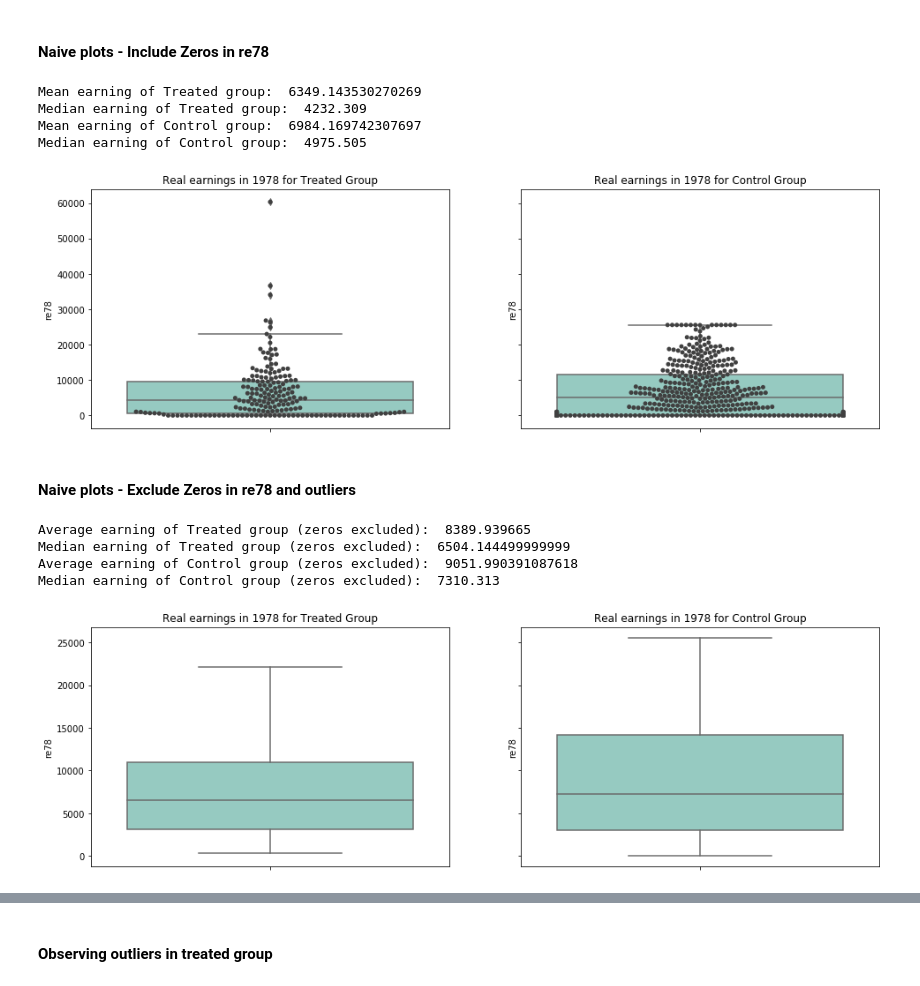
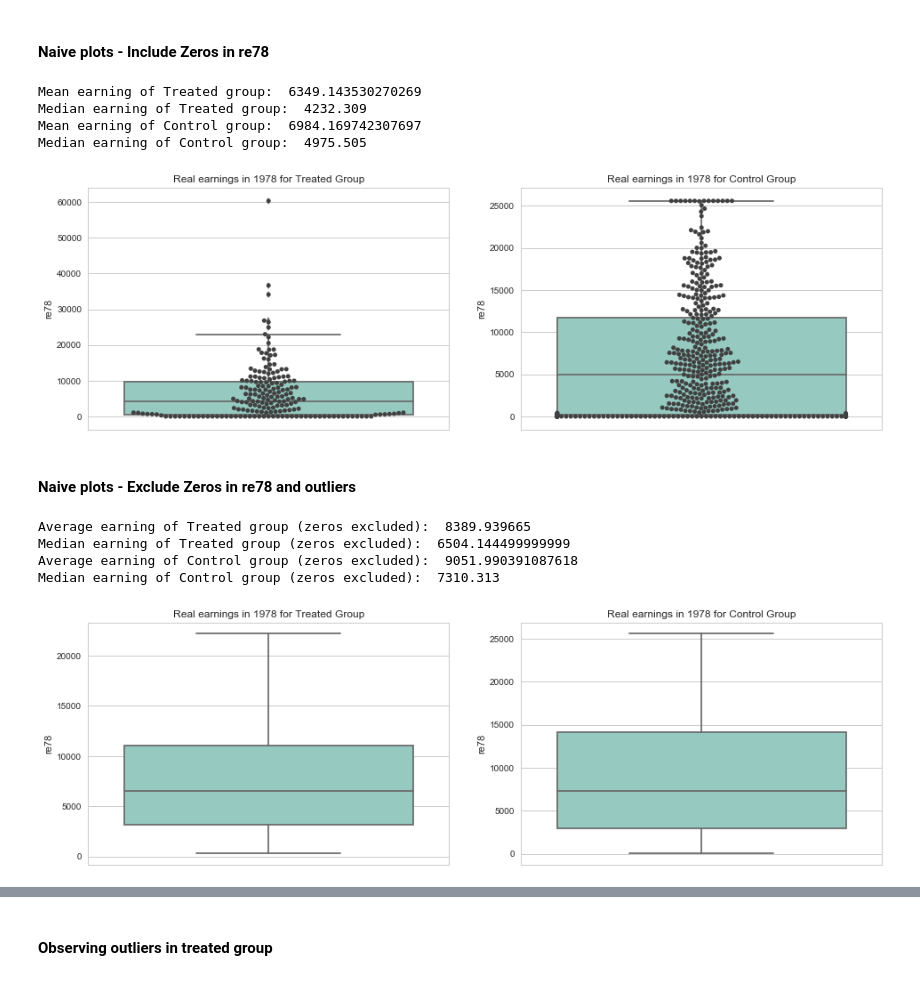
Before and after one commit to sanadhis/ADA-2017, a Jupyter notebook: 04 - Applied ML/Homework04.ipynb, the cells around one changed output, grey strips where cells are left out. Saved outputs shown, nothing was run; the diff lists cells and outputs as text; code cells hidden in the pictures.

```diff
--- a/04 - Applied ML/Homework04.ipynb
+++ b/04 - Applied ML/Homework04.ipynb
@@ -12,6 +12,8 @@ from sklearn.model_selection import cross_val_score
 
 import matplotlib.pyplot as plt
 %matplotlib inline
+
+sns.set(style="whitegrid")
 # %% [markdown]
 ## Functions
 # %% [markdown]
@@ -26,9 +28,9 @@ import matplotlib.pyplot as plt
 Read data from the provided dataset
 # %%
 dataset_file = 'lalonde.csv'
-df = pd.read_csv(dataset_file)
+df_combined  = pd.read_csv(dataset_file)
 
-df.head(5)
+df_combined.head(5)
 # %% [output]
 |  | id | treat | age | educ | black | hispan | married | nodegree | re74 | re75 | re78 |
 | 0 | NSW1 | 1 | 37 | 11 | 1 | 0 | 1 | 1 | 0.0 | 0.0 | 9930.0460 |
@@ -46,7 +48,7 @@ df.head(5)
 def split_data(dataframe):
     return df.loc[df["treat"]==1], df.loc[df["treat"]==0]
 
-df_treated, df_control = split_data(df)
+df_treated, df_control = split_data(df_combined)
 df_treated_with_nan    = df_treated.replace(0,np.NAN)
 df_control_with_nan    = df_control.replace(0,np.NAN)
 # %% [markdown]
@@ -86,30 +88,30 @@ Statistics of Control Group
 # %% [markdown]
 #### Naive plots - Include Zeros in re78
 # %%
-fig, (ax1, ax2) = plt.subplots(ncols=2, sharey=True)
+fig, (ax1, ax2) = plt.subplots(ncols=2)
 fig.set_size_inches(16, 5)
 ax1 = sns.boxplot(y = 're78' , data=df_treated, ax = ax1, palette="Set3")
 ax1 = sns.swarmplot(y = 're78' , data=df_treated, ax = ax1, color=".25")
 ax1.set_title("Real earnings in 1978 for Treated Group")
 
 ax2 = sns.boxplot(y = 're78' , data=df_control, ax = ax2, palette="Set3")
 ax2 = sns.swarmplot(y = 're78' , data=df_control, ax = ax2, color=".25")
 ax2.set_title("Real earnings in 1978 for Control Group")
 
 print("Mean earning of Treated group: ",df_treated['re78'].mean())
 print("Median earning of Treated group: ",df_treated['re78'].median())
 print("Mean earning of Control group: ",df_control['re78'].mean())
 print("Median earning of Control group: ",df_control['re78'].median())
 # %% [output]
 Mean earning of Treated group:  6349.143530270269
 Median earning of Treated group:  4232.309
 Mean earning of Control group:  6984.169742307697
 Median earning of Control group:  4975.505
-[figure, old version]
+[figure, new version]
 # %% [markdown]
 #### Naive plots - Exclude Zeros in re78 and outliers
 # %%
-fig, (ax1, ax2) = plt.subplots(ncols=2, sharey=True)
+fig, (ax1, ax2) = plt.subplots(ncols=2)
 fig.set_size_inches(16, 5)
 ax1 = sns.boxplot(y = 're78' , data=df_treated_with_nan, ax = ax1, palette="Set3", showfliers=False)
 ax1.set_title("Real earnings in 1978 for Treated Group")
@@ -126,4 +128,4 @@ Average earning of Treated group (zeros excluded):  8389.939665
 Median earning of Treated group (zeros excluded):  6504.144499999999
 Average earning of Control group (zeros excluded):  9051.990391087618
 Median earning of Control group (zeros excluded):  7310.313
-[figure, old version]
+[figure, new version]
```
Also changed, not shown: parts of 6 cells of this notebook.
